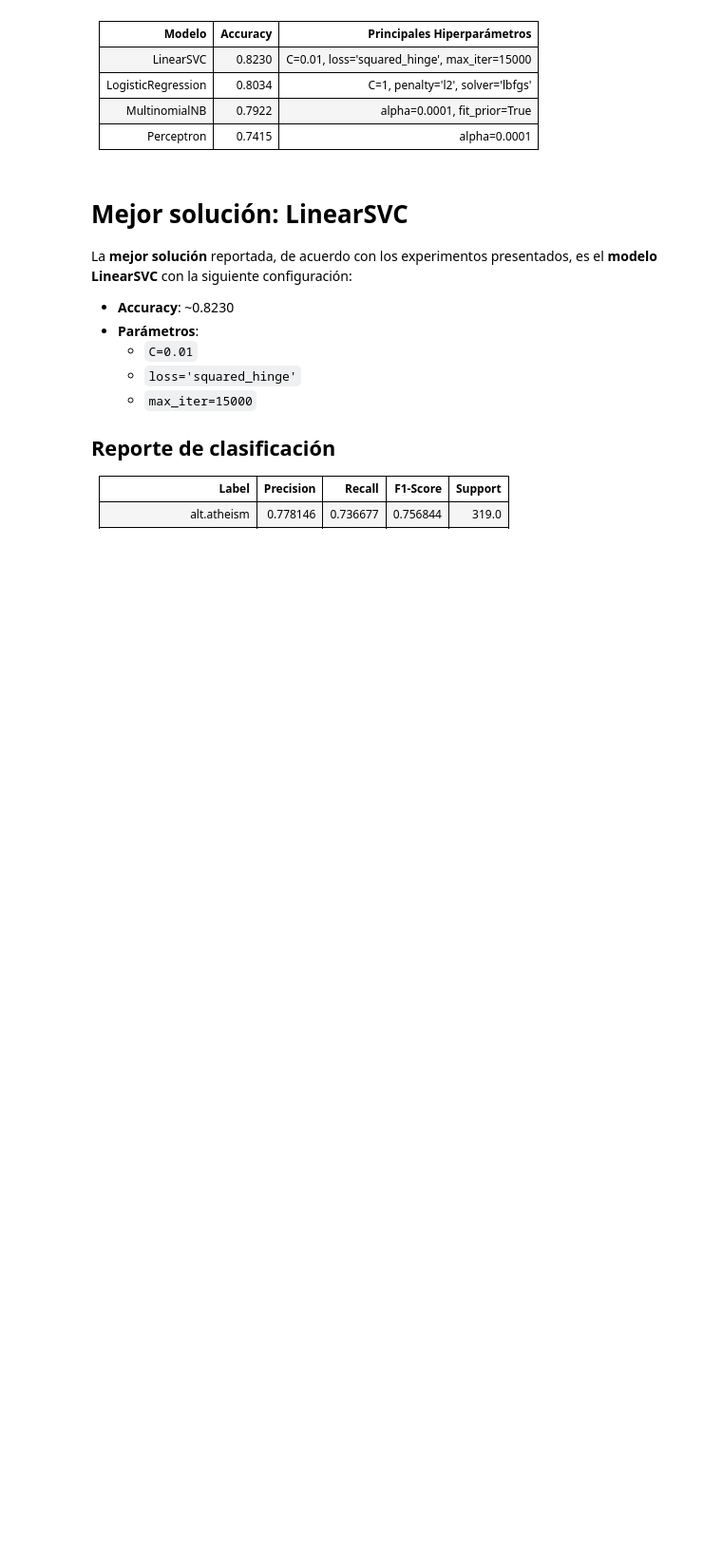
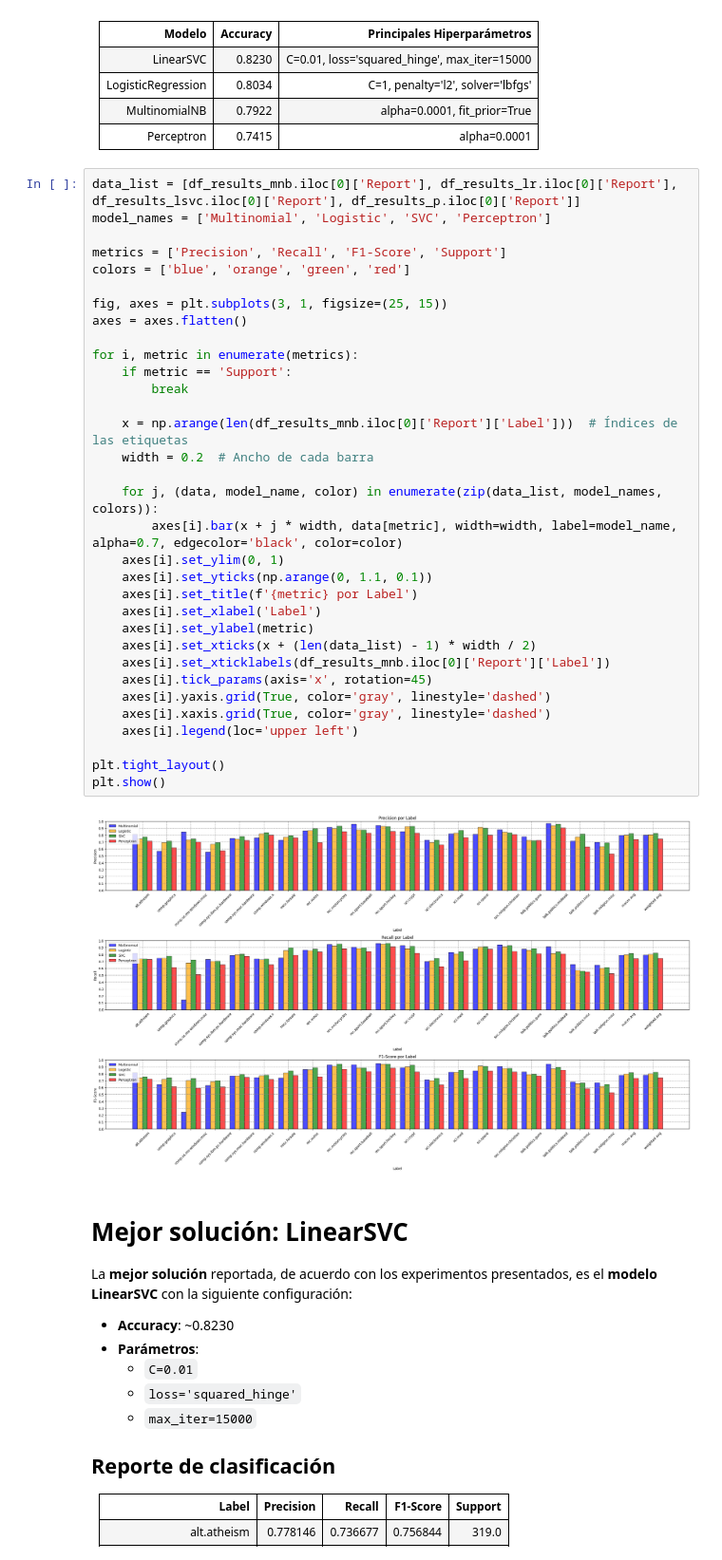
Before and after one commit to evNLP/classification_strategies, a Jupyter notebook: Classification strategies.ipynb, the cells around one changed output. Shown at 95% size. Drawn from its saved outputs; the diff is of its cells as text; blank space fills up the shorter version.

```diff
--- a/Classification strategies.ipynb
+++ b/Classification strategies.ipynb
@@ -503,6 +545,41 @@ plt.show()
     </tr>
   </tbody>
 </table>
+# %%
+data_list = [df_results_mnb.iloc[0]['Report'], df_results_lr.iloc[0]['Report'], df_results_lsvc.iloc[0]['Report'], df_results_p.iloc[0]['Report']]
+model_names = ['Multinomial', 'Logistic', 'SVC', 'Perceptron']
+
+metrics = ['Precision', 'Recall', 'F1-Score', 'Support']
+colors = ['blue', 'orange', 'green', 'red']
+
+fig, axes = plt.subplots(3, 1, figsize=(25, 15))
+axes = axes.flatten()
+
+for i, metric in enumerate(metrics):
+    if metric == 'Support':
+        break
+
+    x = np.arange(len(df_results_mnb.iloc[0]['Report']['Label']))  # Índices de las etiquetas
+    width = 0.2  # Ancho de cada barra
+
+    for j, (data, model_name, color) in enumerate(zip(data_list, model_names, colors)):
+        axes[i].bar(x + j * width, data[metric], width=width, label=model_name, alpha=0.7, edgecolor='black', color=color)
+    axes[i].set_ylim(0, 1)
+    axes[i].set_yticks(np.arange(0, 1.1, 0.1))
+    axes[i].set_title(f'{metric} por Label')
+    axes[i].set_xlabel('Label')
+    axes[i].set_ylabel(metric)
+    axes[i].set_xticks(x + (len(data_list) - 1) * width / 2)
+    axes[i].set_xticklabels(df_results_mnb.iloc[0]['Report']['Label'])
+    axes[i].tick_params(axis='x', rotation=45)
+    axes[i].yaxis.grid(True, color='gray', linestyle='dashed')
+    axes[i].xaxis.grid(True, color='gray', linestyle='dashed')
+    axes[i].legend(loc='upper left')
+
+plt.tight_layout()
+plt.show()
+# %% [output]
+[figure, added]
 # %% [markdown]
 # Mejor solución: LinearSVC
 
```
Also changed, not shown: parts of 12 cells of this notebook.
